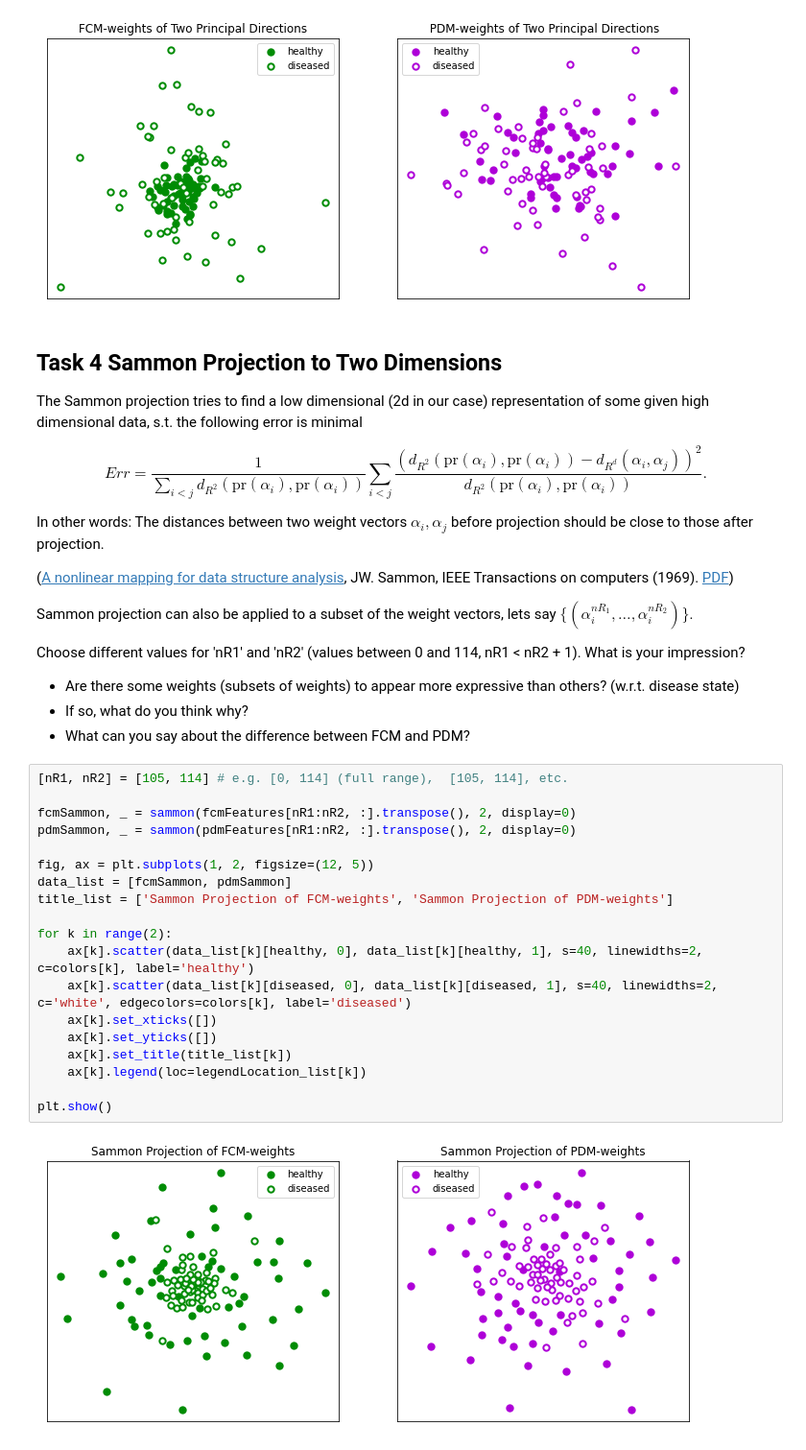
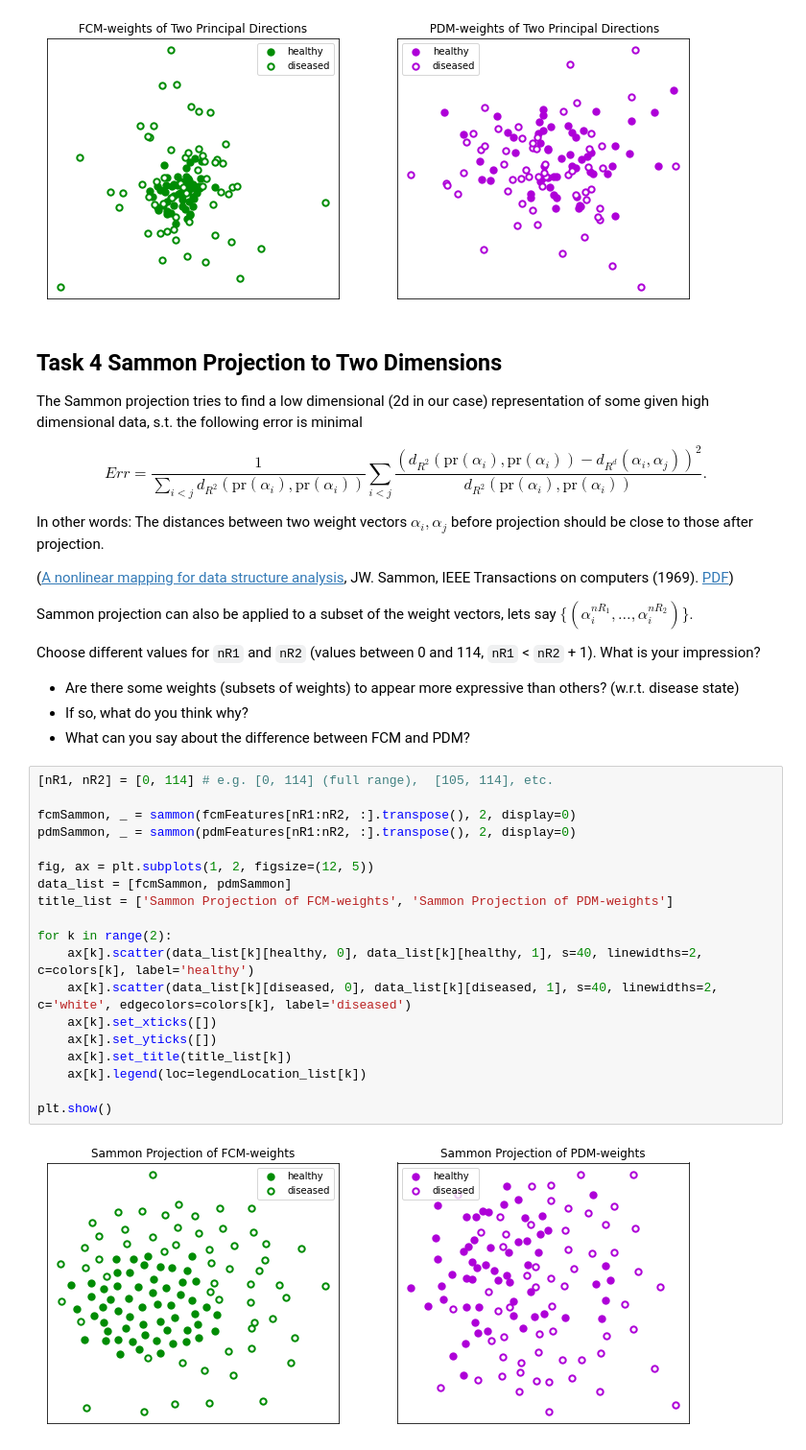
Before and after one commit to ckolbPTB/TES_21_22_Tutorials, a Jupyter notebook: tutorial2_pop_med_image_shape_ana_03_VisClass.ipynb, the cells around one changed output. Shown at 96% size. Saved outputs shown, nothing was run; the diff lists cells and outputs as text.

```diff
--- a/tutorial2_pop_med_image_shape_ana_03_VisClass.ipynb
+++ b/tutorial2_pop_med_image_shape_ana_03_VisClass.ipynb
@@ -85,31 +85,31 @@ In other words: The distances between two weight vectors $\alpha_i, \alpha_j$ be
 
 Sammon projection can also be applied to a subset of the weight vectors, lets say $\{(\alpha_i^{nR_1},\ldots, \alpha_i^{nR_2})\}$.
 
-Choose different values for 'nR1' and 'nR2' (values between 0 and 114, nR1 < nR2 + 1). What is your impression?
+Choose different values for `nR1` and `nR2` (values between 0 and 114, `nR1` < `nR2` + 1). What is your impression?
 - Are there some weights (subsets of weights) to appear more expressive than others? (w.r.t. disease state)
 - If so, what do you think why?
 - What can you say about the difference between FCM and PDM?
 # %%
-[nR1, nR2] = [105, 114] # e.g. [0, 114] (full range),  [105, 114], etc.
+[nR1, nR2] = [0, 114] # e.g. [0, 114] (full range),  [105, 114], etc.
 
 fcmSammon, _ = sammon(fcmFeatures[nR1:nR2, :].transpose(), 2, display=0)
 pdmSammon, _ = sammon(pdmFeatures[nR1:nR2, :].transpose(), 2, display=0)
 
 fig, ax = plt.subplots(1, 2, figsize=(12, 5))
 data_list = [fcmSammon, pdmSammon]
 title_list = ['Sammon Projection of FCM-weights', 'Sammon Projection of PDM-weights']
 
 for k in range(2):
     ax[k].scatter(data_list[k][healthy, 0], data_list[k][healthy, 1], s=40, linewidths=2, c=colors[k], label='healthy')
     ax[k].scatter(data_list[k][diseased, 0], data_list[k][diseased, 1], s=40, linewidths=2, c='white', edgecolors=colors[k], label='diseased')
     ax[k].set_xticks([])
     ax[k].set_yticks([])
     ax[k].set_title(title_list[k])
     ax[k].legend(loc=legendLocation_list[k])
 
 plt.show()
 # %% [output]
-[figure, old version]
+[figure, new version]
 # %% [markdown]
 # Task 5 Osteoarthritis Classification Experiment
 
```
Also changed, not shown: parts of 3 cells of this notebook, 2 other files.
